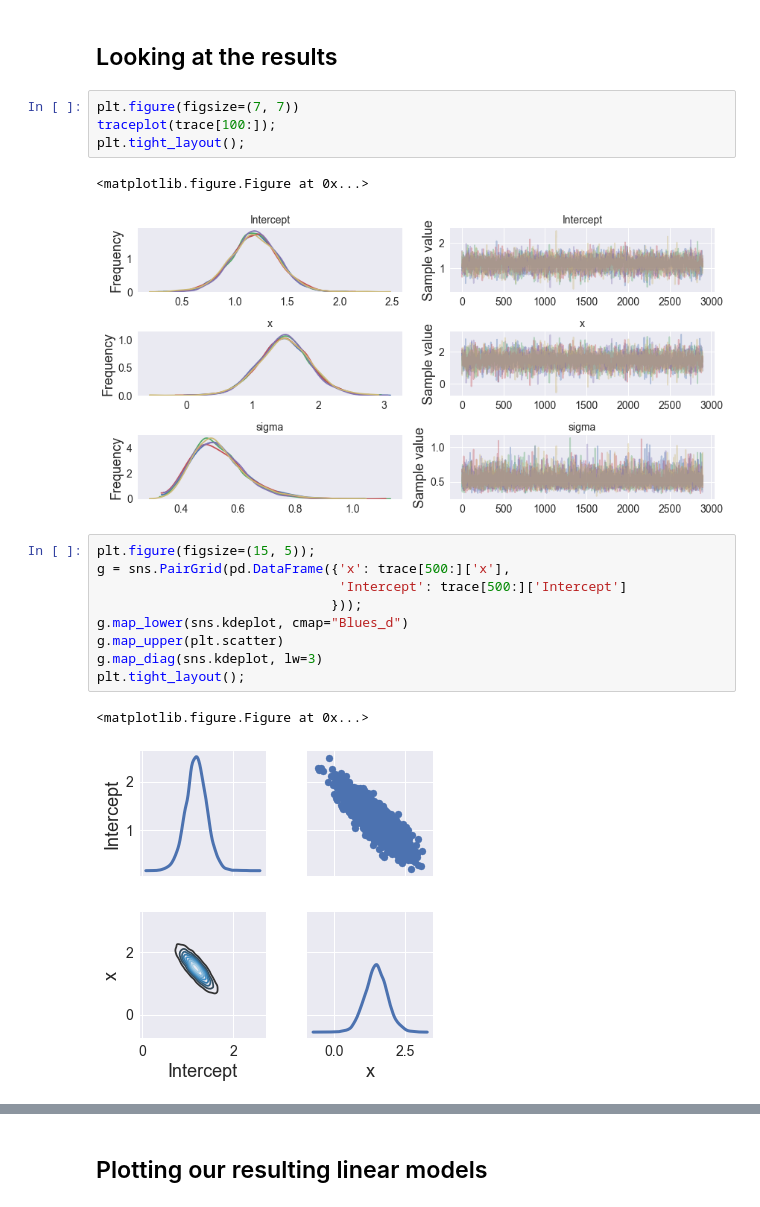
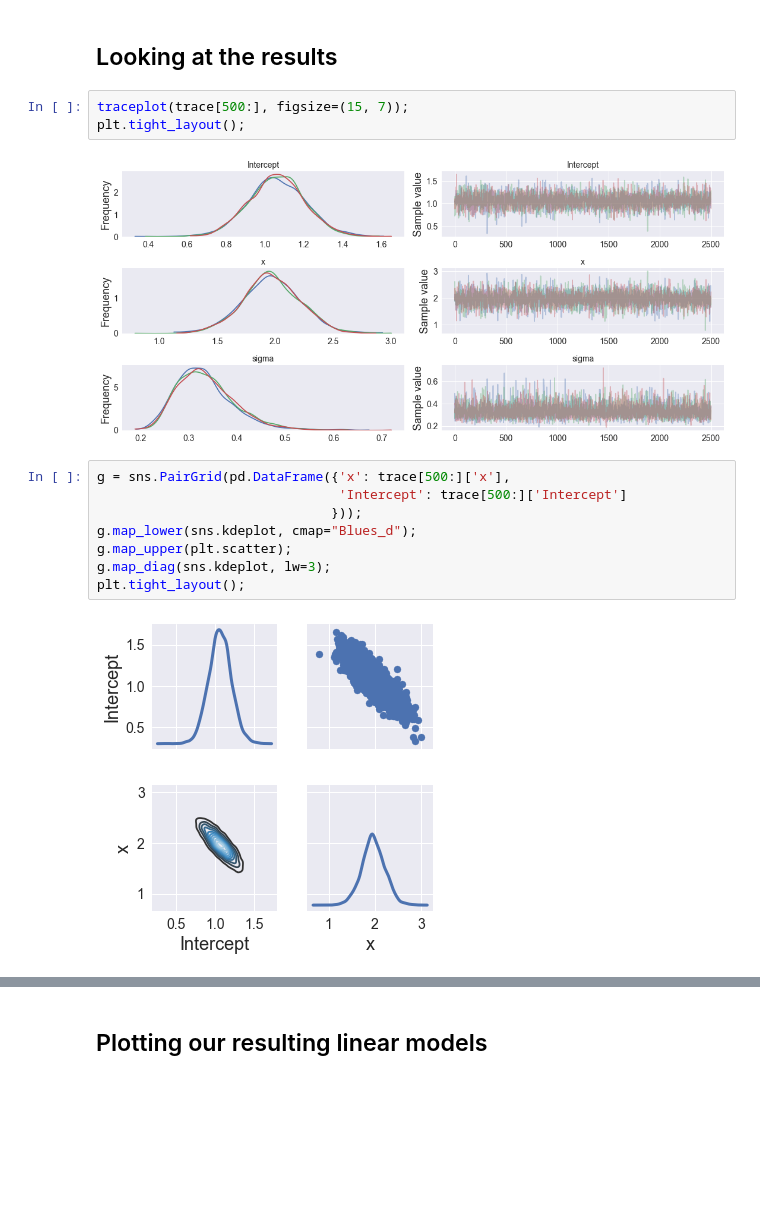
Before and after one commit to agarbuno/bayesreg, a Jupyter notebook: tutorial-p1.ipynb, the cells around one changed output, grey strips where cells are left out. Cells and saved outputs as stored; diff of their text form; blank space fills up the shorter version.

```diff
--- a/tutorial-p1.ipynb
+++ b/tutorial-p1.ipynb
@@ -132,24 +144,20 @@ Interrupted at 11,300 [5%]: Average Loss = 47.64
 # %% [markdown]
 ## Looking at the results
-# %%
-plt.figure(figsize=(7, 7))
-traceplot(trace[100:]);
-plt.tight_layout();
-# %% [output]
-<matplotlib.figure.Figure at 0x...>
-[figure, removed]
+# %%
+traceplot(trace[500:], figsize=(15, 7));
+plt.tight_layout();
+# %% [output]
+[figure, added]
 # %%
-plt.figure(figsize=(15, 5));
 g = sns.PairGrid(pd.DataFrame({'x': trace[500:]['x'],
                                'Intercept': trace[500:]['Intercept']
                               }));
-g.map_lower(sns.kdeplot, cmap="Blues_d")
-g.map_upper(plt.scatter)
-g.map_diag(sns.kdeplot, lw=3)
+g.map_lower(sns.kdeplot, cmap="Blues_d");
+g.map_upper(plt.scatter);
+g.map_diag(sns.kdeplot, lw=3);
 plt.tight_layout();
 # %% [output]
-<matplotlib.figure.Figure at 0x...>
-[figure, old version]
+[figure, new version]
 # %%
 plt.figure(figsize=(15, 5))
 plts = forestplot(trace, varnames=['Intercept','x'],
```
Also changed, not shown: parts of 20 cells of this notebook, 3 other files.
